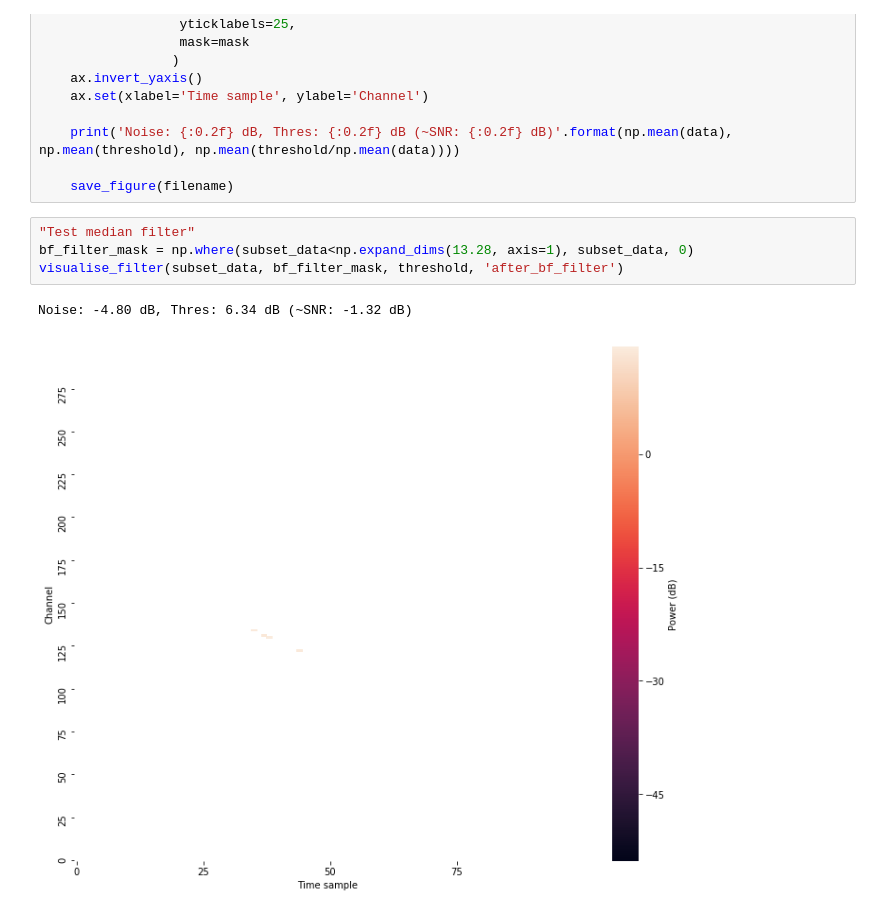
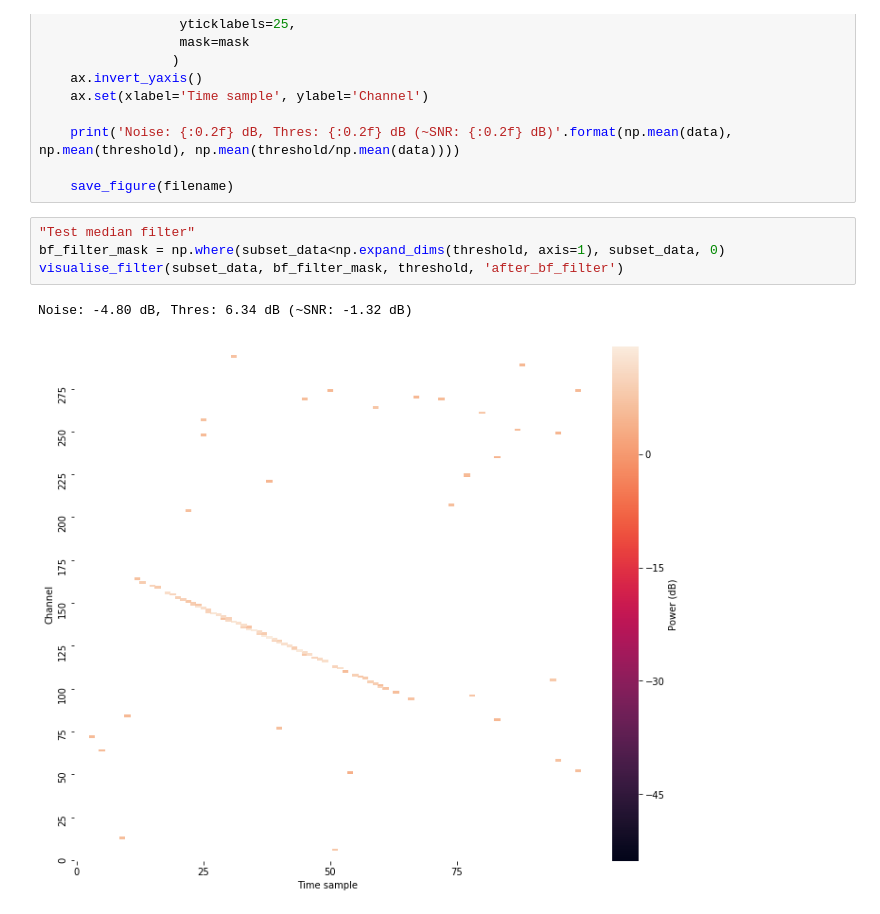
Before and after one commit to BIRALES/birales, a Jupyter notebook: pybirales/services/scripts/analysis/streak_detection/Image Segmentation Analysis.ipynb, the cells around one changed output. Saved outputs shown, nothing was run; the diff lists cells and outputs as text.

```diff
--- a/pybirales/services/scripts/analysis/streak_detection/Image Segmentation Analysis.ipynb
+++ b/pybirales/services/scripts/analysis/streak_detection/Image Segmentation Analysis.ipynb
@@ -109,11 +109,11 @@ def visualise_filter(data, mask, threshold, filename):
     save_figure(filename)
 # %%
 "Test median filter"
-bf_filter_mask = np.where(subset_data<np.expand_dims(13.28, axis=1), subset_data, 0)
+bf_filter_mask = np.where(subset_data<np.expand_dims(threshold, axis=1), subset_data, 0)
 visualise_filter(subset_data, bf_filter_mask, threshold, 'after_bf_filter')
 # %% [output]
 Noise: -4.80 dB, Thres: 6.34 dB (~SNR: -1.32 dB)
-[figure, old version]
+[figure, new version]
 # %%
 "Test the global Otsu thresholding"
 global_thresh = threshold_otsu(subset_data)
```
Also changed, not shown: parts of 3 cells of this notebook, 1 other file.
